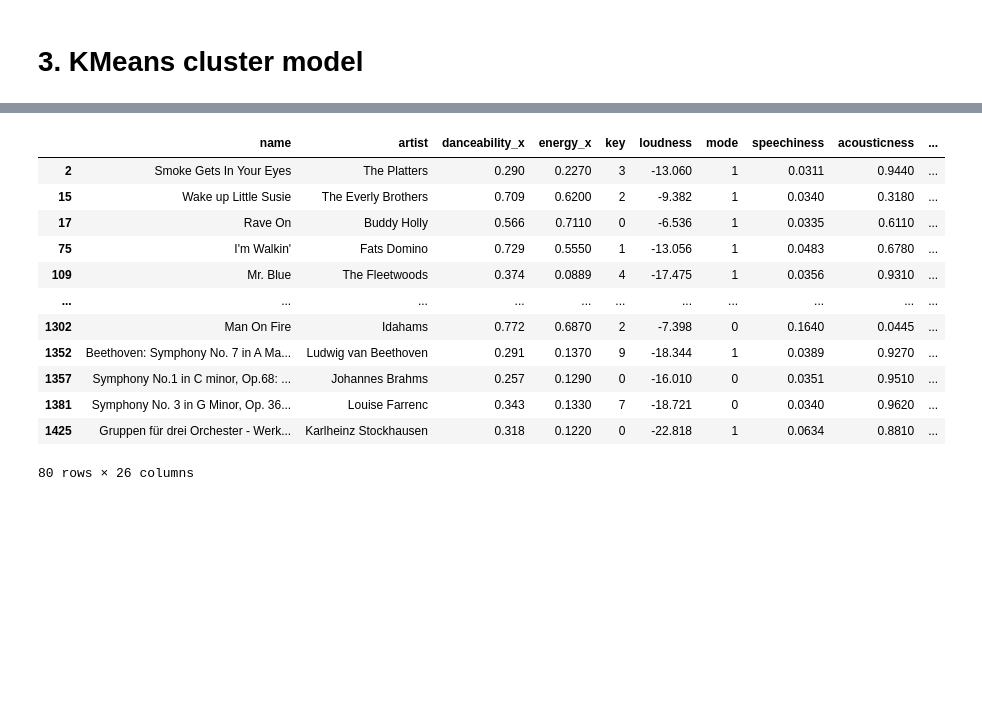
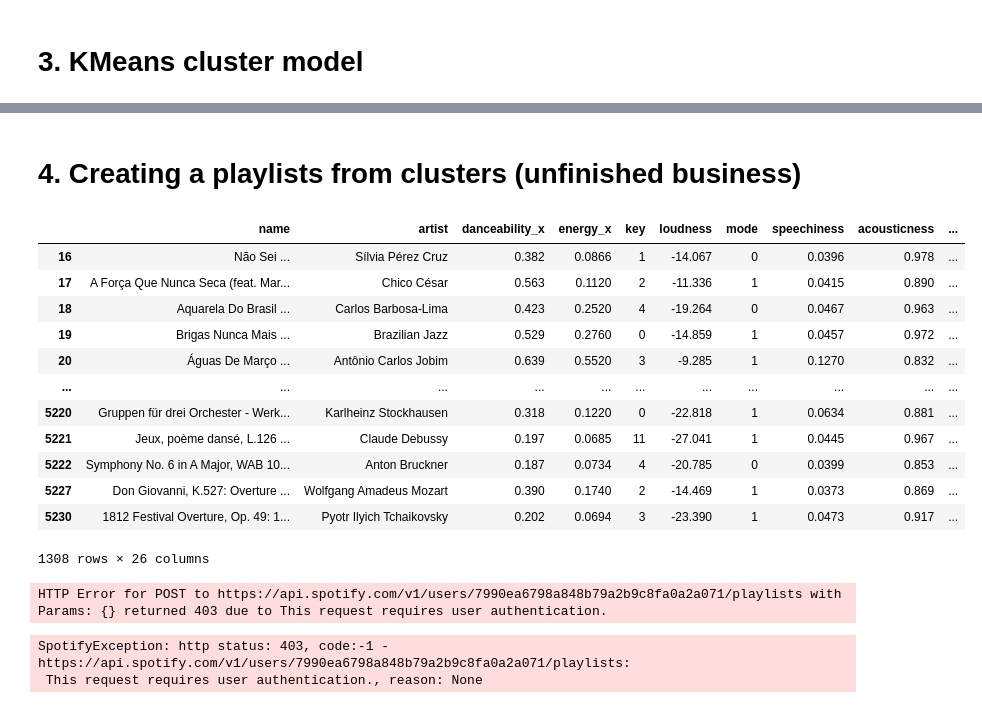
Before and after one commit to jarisdata/Data_Science_Bootcamp, a Jupyter notebook: Project_4/clustering_songs.ipynb, the cells around one changed output, grey strips where cells are left out. Cells and saved outputs as stored; diff of their text form; code cells hidden in the pictures; blank space fills up the shorter version.

```diff
--- a/Project_4/clustering_songs.ipynb
+++ b/Project_4/clustering_songs.ipynb
@@ -510,8 +510,8 @@ plt.show()
 # %%
-## Set cluster number in first and second line
+
 while True:
     try:
-        cluster_no = int(input("Please choose the number of clusters (int): "))
+        cluster_no = int(input("Enter the number of clusters: "))
         break
     except ValueError:
         print("Invalid input. Please try again.")
@@ -540,6 +544,10 @@ cl_pos = cl_pos.drop(['danceability','energy','tempo'],axis=1)
 # %%
-# Labeling the clusters
-cluster_model.labels_
-songs_plot_df = songs_col_df.copy()
-songs_plot_df['cluster'] = cluster_model.labels_
-songs_plot_df.head(5)
+#Calculating the centroid position
+cl_pos = pd.DataFrame(cluster_model.cluster_centers_)
+cl_pos.columns = songs_col_df.columns
+
+# Renaming the columns for merging with songs_plot_df below
+cl_pos[f'cl_{feature_1}']= cl_pos[f'{feature_1}']
+cl_pos[f'cl_{feature_2}']= cl_pos[f'{feature_2}']
+cl_pos[f'cl_{feature_3}']= cl_pos[f'{feature_1}']
+cl_pos = cl_pos.drop([f'{feature_1}',f'{feature_2}',f'{feature_3}'],axis=1)
@@ -622,7 +583,0 @@ clusters_df.loc[clusters_df['cluster']==0].nsmallest(int(cluster_size),'eucl_dis
-# %%
-cluster_size = int((round(len(songs_df)*(0.5*(1/cluster_no))),0)[0])
-top_cluster = pd.DataFrame()#appended_cluster = []
-for i in range(cluster_no+1):
-    cluster = clusters_df.loc[clusters_df['cluster']==i].nsmallest(int(cluster_size),'eucl_dist')
-    final_cluster=pd.concat([top_cluster,cluster], axis=1)
-final_cluster
@@ -631,5 +584,7 @@ final_cluster
 # %%
-cluster_size = int((round(len(songs_df)*(0.5*(1/cluster_no))),0)[0])
+# Select the share of tracks closest to the centroid
+
+cluster_size = int((round(len(songs_df)*(0.25*(1/cluster_no))),0)[0])
 appended_cluster = []
 for i in range(cluster_no+1):
     cluster = clusters_df.loc[clusters_df['cluster']==i].nsmallest(int(cluster_size),'eucl_dist')
@@ -720,17 +730,37 @@ plt.show()
+# %% [markdown]
+# 4. Creating a playlists from clusters (unfinished business)
 # %%
-clusters_final_df = pd.merge(songs_full_df,top50_clusters, left_index=True, right_index=True)
-clusters_final_df
+clusters_final_df = pd.merge(songs_full_df,appended_cluster, left_index=True, right_index=True)
+
+track_id_list = []
+track_id_list.append(clusters_final_df['id'])
+track_id_list
 # %% [output]
 |  | name | artist | danceability_x | energy_x | key | loudness | mode | speechiness | acousticness | ... |
-| 2 | Smoke Gets In Your Eyes | The Platters | 0.290 | 0.2270 | 3 | -13.060 | 1 | 0.0311 | 0.9440 | ... |
-| 15 | Wake up Little Susie | The Everly Brothers | 0.709 | 0.6200 | 2 | -9.382 | 1 | 0.0340 | 0.3180 | ... |
-| 17 | Rave On | Buddy Holly | 0.566 | 0.7110 | 0 | -6.536 | 1 | 0.0335 | 0.6110 | ... |
-| 75 | I'm Walkin' | Fats Domino | 0.729 | 0.5550 | 1 | -13.056 | 1 | 0.0483 | 0.6780 | ... |
-| 109 | Mr. Blue | The Fleetwoods | 0.374 | 0.0889 | 4 | -17.475 | 1 | 0.0356 | 0.9310 | ... |
+| 16 | Não Sei ... | Sílvia Pérez Cruz | 0.382 | 0.0866 | 1 | -14.067 | 0 | 0.0396 | 0.978 | ... |
+| 17 | A Força Que Nunca Seca (feat. Mar... | Chico César | 0.563 | 0.1120 | 2 | -11.336 | 1 | 0.0415 | 0.890 | ... |
+| 18 | Aquarela Do Brasil ... | Carlos Barbosa-Lima | 0.423 | 0.2520 | 4 | -19.264 | 0 | 0.0467 | 0.963 | ... |
+| 19 | Brigas Nunca Mais ... | Brazilian Jazz | 0.529 | 0.2760 | 0 | -14.859 | 1 | 0.0457 | 0.972 | ... |
+| 20 | Águas De Março ... | Antônio Carlos Jobim | 0.639 | 0.5520 | 3 | -9.285 | 1 | 0.1270 | 0.832 | ... |
 | ... | ... | ... | ... | ... | ... | ... | ... | ... | ... | ... |
-| 1302 | Man On Fire | Idahams | 0.772 | 0.6870 | 2 | -7.398 | 0 | 0.1640 | 0.0445 | ... |
-| 1352 | Beethoven: Symphony No. 7 in A Ma... | Ludwig van Beethoven | 0.291 | 0.1370 | 9 | -18.344 | 1 | 0.0389 | 0.9270 | ... |
-| 1357 | Symphony No.1 in C minor, Op.68: ... | Johannes Brahms | 0.257 | 0.1290 | 0 | -16.010 | 0 | 0.0351 | 0.9510 | ... |
-| 1381 | Symphony No. 3 in G Minor, Op. 36... | Louise Farrenc | 0.343 | 0.1330 | 7 | -18.721 | 0 | 0.0340 | 0.9620 | ... |
-| 1425 | Gruppen für drei Orchester - Werk... | Karlheinz Stockhausen | 0.318 | 0.1220 | 0 | -22.818 | 1 | 0.0634 | 0.8810 | ... |
+| 5220 | Gruppen für drei Orchester - Werk... | Karlheinz Stockhausen | 0.318 | 0.1220 | 0 | -22.818 | 1 | 0.0634 | 0.881 | ... |
+| 5221 | Jeux, poème dansé, L.126 ... | Claude Debussy | 0.197 | 0.0685 | 11 | -27.041 | 1 | 0.0445 | 0.967 | ... |
+| 5222 | Symphony No. 6 in A Major, WAB 10... | Anton Bruckner | 0.187 | 0.0734 | 4 | -20.785 | 0 | 0.0399 | 0.853 | ... |
+| 5227 | Don Giovanni, K.527: Overture ... | Wolfgang Amadeus Mozart | 0.390 | 0.1740 | 2 | -14.469 | 1 | 0.0373 | 0.869 | ... |
+| 5230 | 1812 Festival Overture, Op. 49: 1... | Pyotr Ilyich Tchaikovsky | 0.202 | 0.0694 | 3 | -23.390 | 1 | 0.0473 | 0.917 | ... |
-80 rows × 26 columns
+1308 rows × 26 columns
+# %%
+# Requires authentication
+
+cid = spotify_keys.cid
+csecret = spotify_keys.csecret
+sp = spotipy.Spotify(client_credentials_manager=SpotifyClientCredentials(
+client_id=f"{cid}",
+client_secret=f"{csecret}"))
+
+cluster_n_pl = sp.user_playlist_create(cid, 'cluster_n', public=True, collaborative=False, description='Cluster 1')
+#sp.user_playlist_add_tracks(cid, cluster_n_pl, track_id_list, position=None)
+# %% [output]
+HTTP Error for POST to https://api.spotify.com/v1/users/7990ea6798a848b79a2b9c8fa0a2a071/playlists with Params: {} returned 403 due to This request requires user authentication.
+SpotifyException: http status: 403, code:-1 - https://api.spotify.com/v1/users/7990ea6798a848b79a2b9c8fa0a2a071/playlists:
+ This request requires user authentication., reason: None
```
Also changed, not shown: parts of 29 cells of this notebook, 5 other files.
